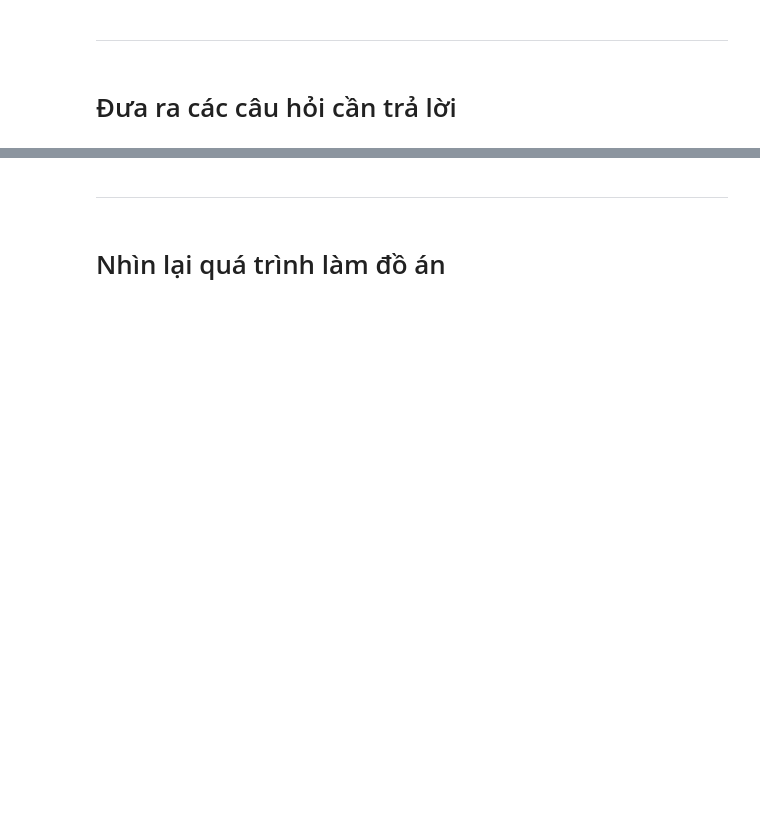
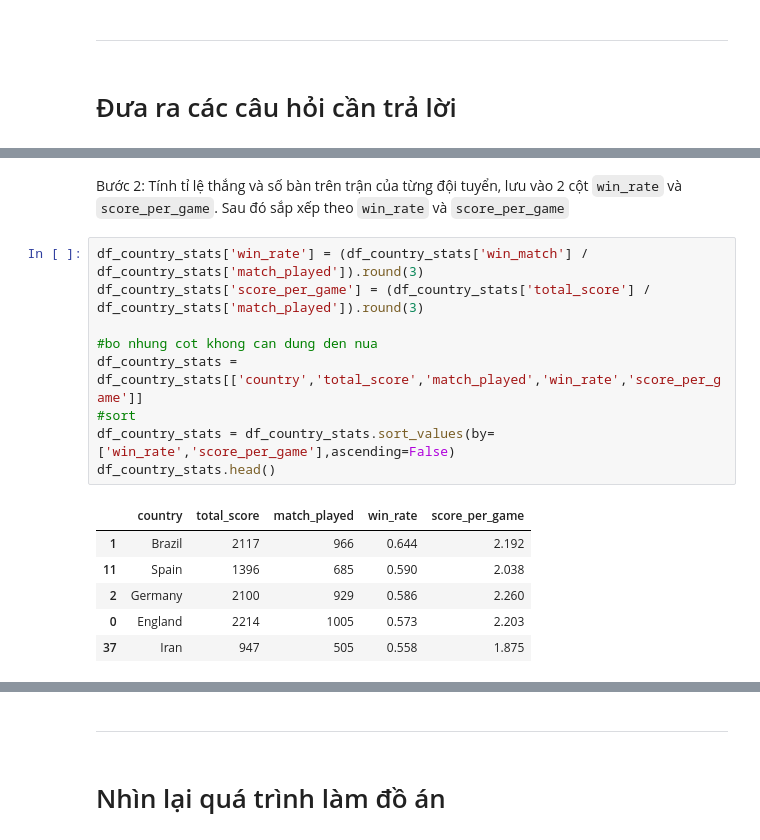
Before and after one commit to npqd/P4DS_FinalProject, a Jupyter notebook: demo.ipynb, the cells around one changed output, grey strips where cells are left out. Drawn from its saved outputs; the diff is of its cells as text; blank space fills up the shorter version.

```diff
--- a/demo.ipynb
+++ b/demo.ipynb
@@ -398,0 +521,18 @@ for i in range(0,3):
+# %% [markdown]
+Bước 2: Tính tỉ lệ thắng và số bàn trên trận của từng đội tuyển, lưu vào 2 cột `win_rate` và `score_per_game`. Sau đó sắp xếp theo `win_rate` và `score_per_game`
+# %%
+df_country_stats['win_rate'] = (df_country_stats['win_match'] / df_country_stats['match_played']).round(3)
+df_country_stats['score_per_game'] = (df_country_stats['total_score'] / df_country_stats['match_played']).round(3)
+
+#bo nhung cot khong can dung den nua
+df_country_stats = df_country_stats[['country','total_score','match_played','win_rate','score_per_game']]
+#sort
+df_country_stats = df_country_stats.sort_values(by=['win_rate','score_per_game'],ascending=False)
+df_country_stats.head()
+# %% [output]
+|  | country | total_score | match_played | win_rate | score_per_game |
+| 1 | Brazil | 2117 | 966 | 0.644 | 2.192 |
+| 11 | Spain | 1396 | 685 | 0.590 | 2.038 |
+| 2 | Germany | 2100 | 929 | 0.586 | 2.260 |
+| 0 | England | 2214 | 1005 | 0.573 | 2.203 |
+| 37 | Iran | 947 | 505 | 0.558 | 1.875 |
```
Also changed, not shown: parts of 49 cells of this notebook.
